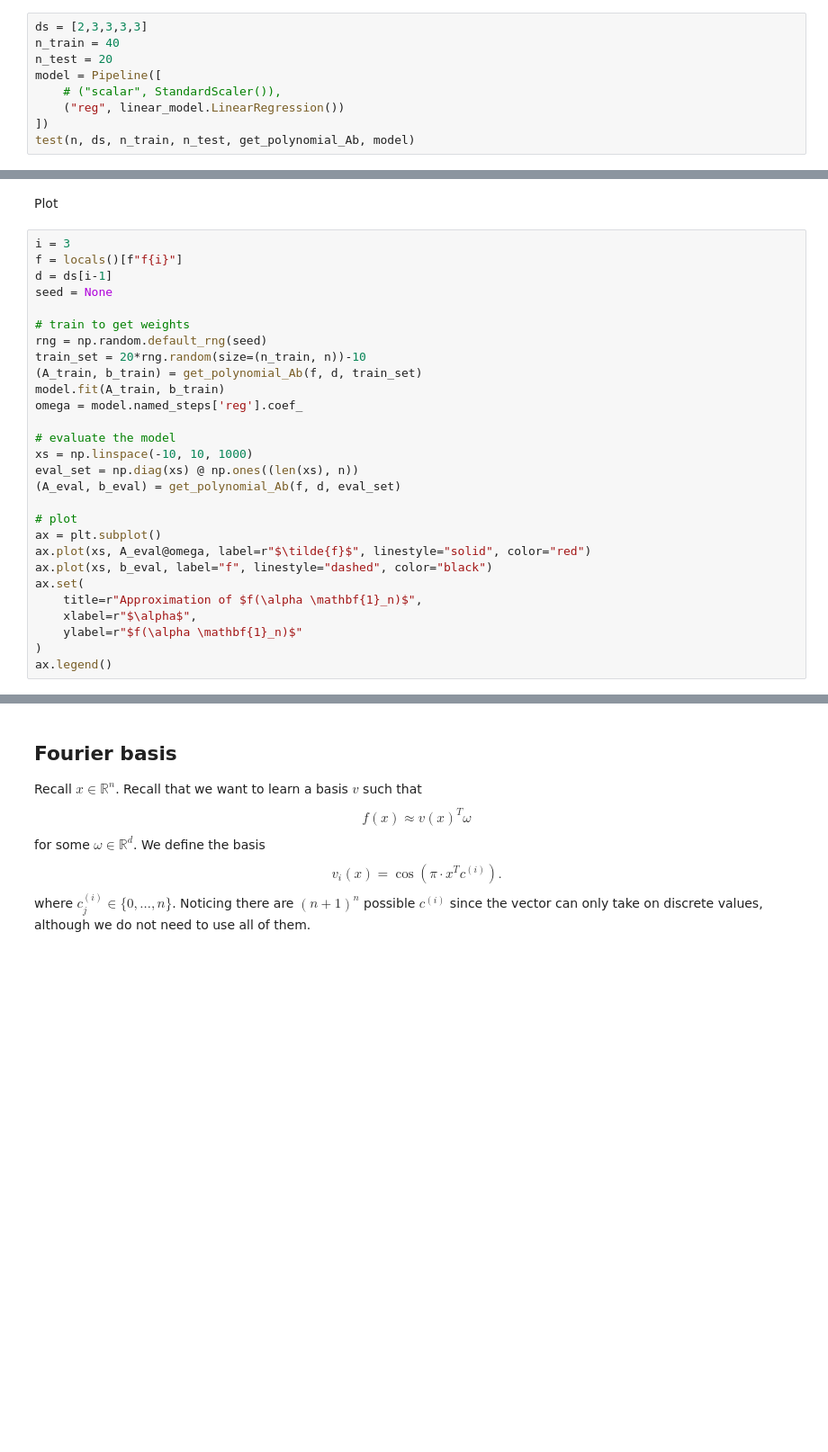
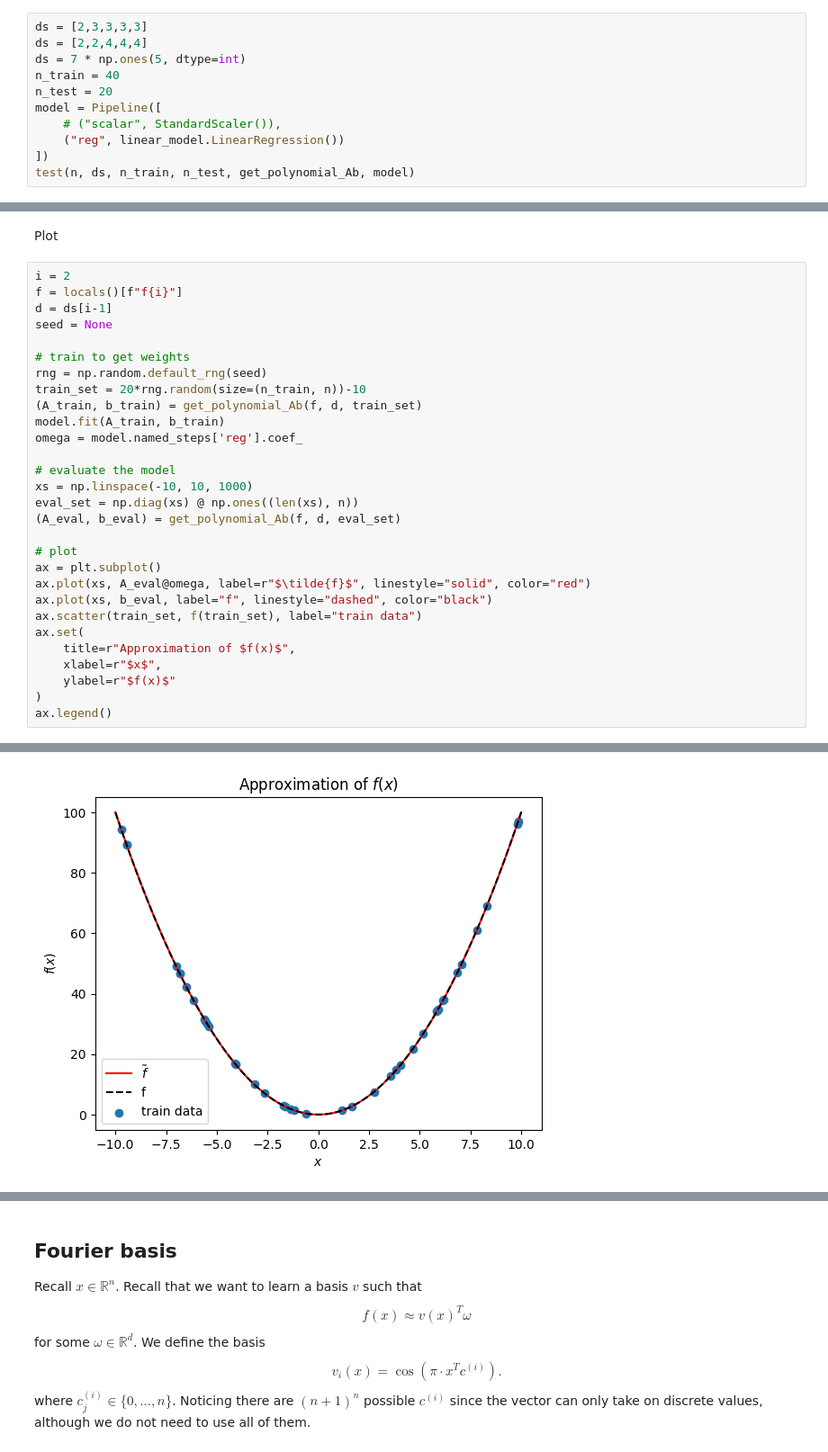
Before and after one commit to jucaleb4/RL-general-action-state, a Jupyter notebook: temp/function_approximation.ipynb, the cells around one changed output, grey strips where cells are left out. Shown at 90% size. Drawn from its saved outputs; the diff is of its cells as text; blank space fills up the shorter version.

```diff
--- a/temp/function_approximation.ipynb
+++ b/temp/function_approximation.ipynb
@@ -178,6 +178,8 @@ def test(n, ds, n_train, n_test, get_Ab_obj, model, n_seeds=100):
     print(f"{'='*12} Finished statistics summary {'='*12}")
 # %%
 ds = [2,3,3,3,3]
+ds = [2,2,4,4,4]
+ds = 7 * np.ones(5, dtype=int)
 n_train = 40
 n_test = 20
 model = Pipeline([
@@ -188,7 +207,7 @@ test(n, ds, n_train, n_test, get_polynomial_Ab, model)
 # %% [markdown]
 Plot
 # %%
-i = 3
+i = 2
 f = locals()[f"f{i}"]
 d = ds[i-1]
 seed = None
@@ -209,9 +228,11 @@ eval_set = np.diag(xs) @ np.ones((len(xs), n))
 ax = plt.subplot()
 ax.plot(xs, A_eval@omega, label=r"$\tilde{f}$", linestyle="solid", color="red")
 ax.plot(xs, b_eval, label="f", linestyle="dashed", color="black")
+ax.scatter(train_set, f(train_set), label="train data")
 ax.set(
-    title=r"Approximation of $f(\alpha \mathbf{1}_n)$",
-    xlabel=r"$\alpha$",
-    ylabel=r"$f(\alpha \mathbf{1}_n)$"
+    title=r"Approximation of $f(x)$",
+    xlabel=r"$x$",
+    ylabel=r"$f(x)$"
 )
 ax.legend()
+# %% [output]
@@ -218,2 +240,3 @@ ax.legend()
+[figure, added]
 # %% [markdown]
 #### Ridge regression
```
Also changed, not shown: parts of 22 cells of this notebook, 9 other files.
